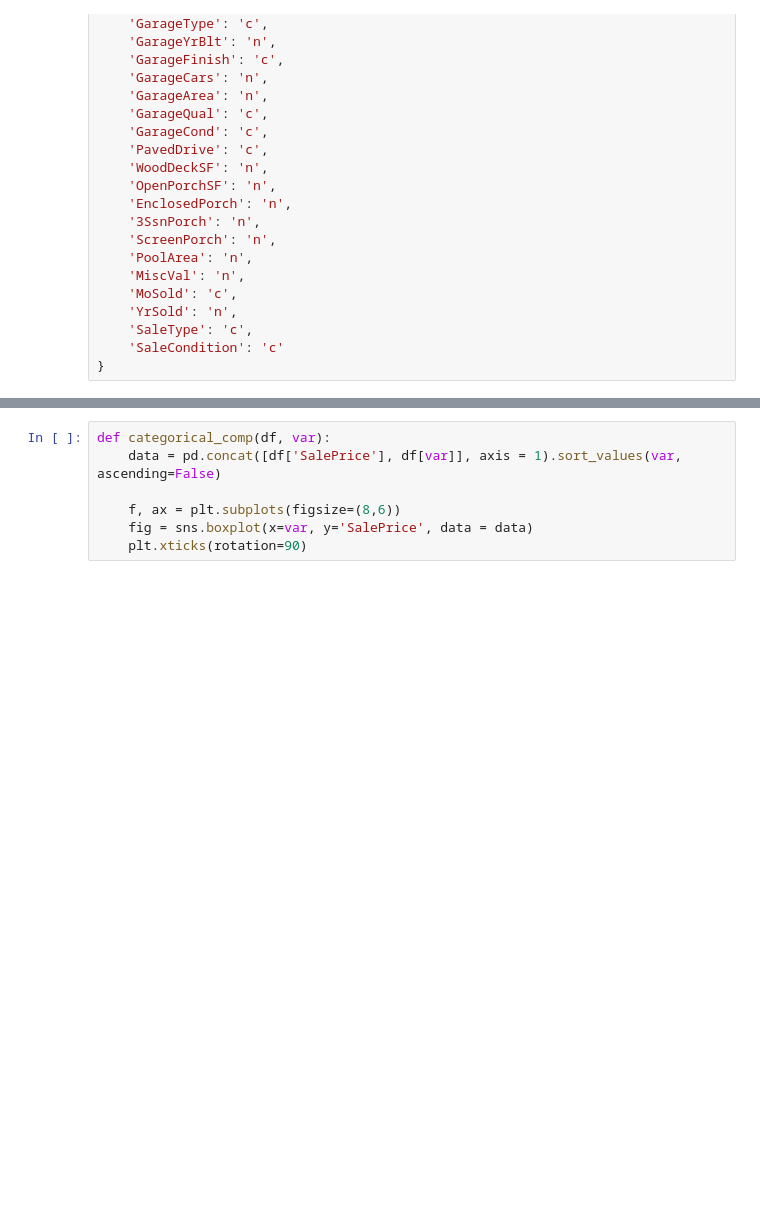
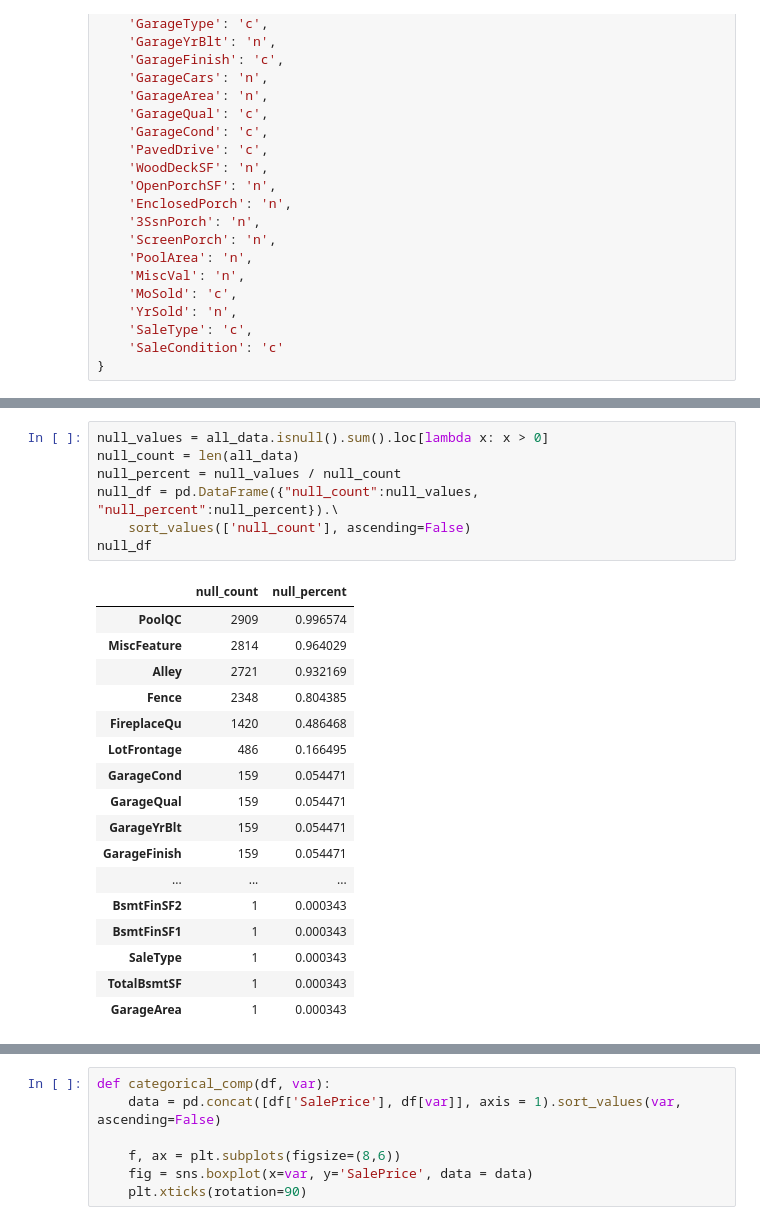
Before and after one commit to elanderos318/house-prices-regression, a Jupyter notebook: jupyter_notebook_code/house_prices_regression.ipynb, the cells around one changed output, grey strips where cells are left out. Cells and saved outputs as stored; diff of their text form; blank space fills up the shorter version.

```diff
--- a/jupyter_notebook_code/house_prices_regression.ipynb
+++ b/jupyter_notebook_code/house_prices_regression.ipynb
@@ -135,0 +297,25 @@ feature_categories = {
+# %%
+null_values = all_data.isnull().sum().loc[lambda x: x > 0]
+null_count = len(all_data)
+null_percent = null_values / null_count
+null_df = pd.DataFrame({"null_count":null_values, "null_percent":null_percent}).\
+    sort_values(['null_count'], ascending=False)
+null_df
+# %% [output]
+|  | null_count | null_percent |
+| PoolQC | 2909 | 0.996574 |
+| MiscFeature | 2814 | 0.964029 |
+| Alley | 2721 | 0.932169 |
+| Fence | 2348 | 0.804385 |
+| FireplaceQu | 1420 | 0.486468 |
+| LotFrontage | 486 | 0.166495 |
+| GarageCond | 159 | 0.054471 |
+| GarageQual | 159 | 0.054471 |
+| GarageYrBlt | 159 | 0.054471 |
+| GarageFinish | 159 | 0.054471 |
+| ... | ... | ... |
+| BsmtFinSF2 | 1 | 0.000343 |
+| BsmtFinSF1 | 1 | 0.000343 |
+| SaleType | 1 | 0.000343 |
+| TotalBsmtSF | 1 | 0.000343 |
+| GarageArea | 1 | 0.000343 |
```
Also changed, not shown: parts of 52 cells of this notebook.
